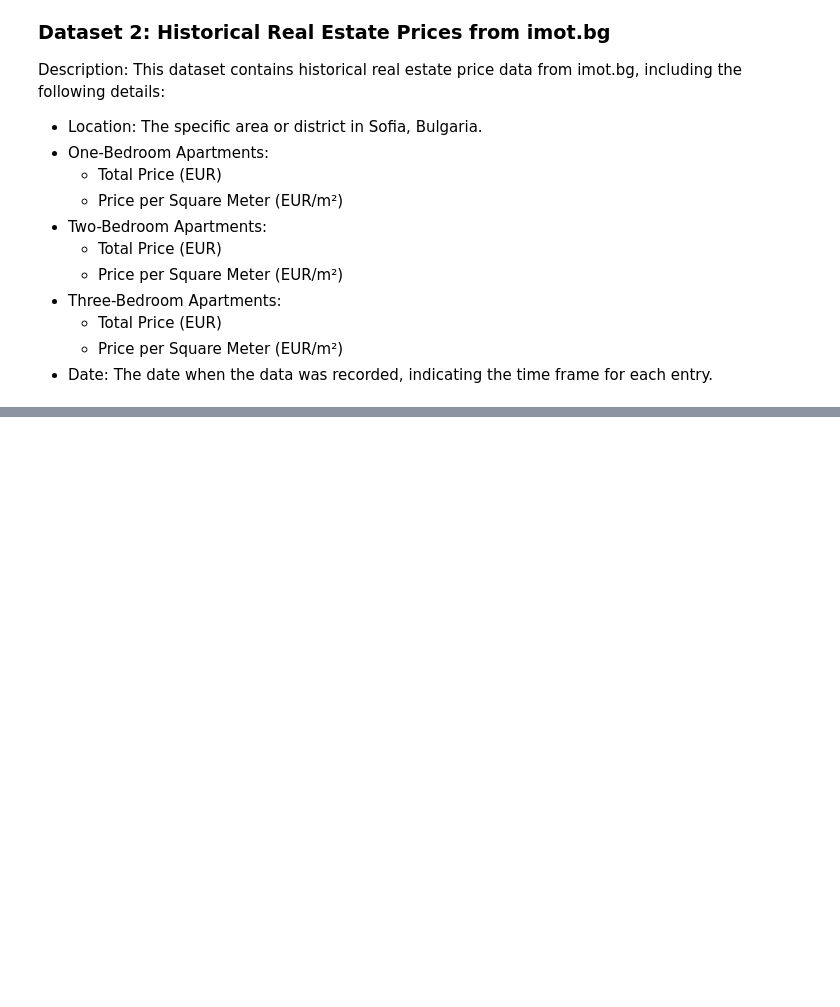
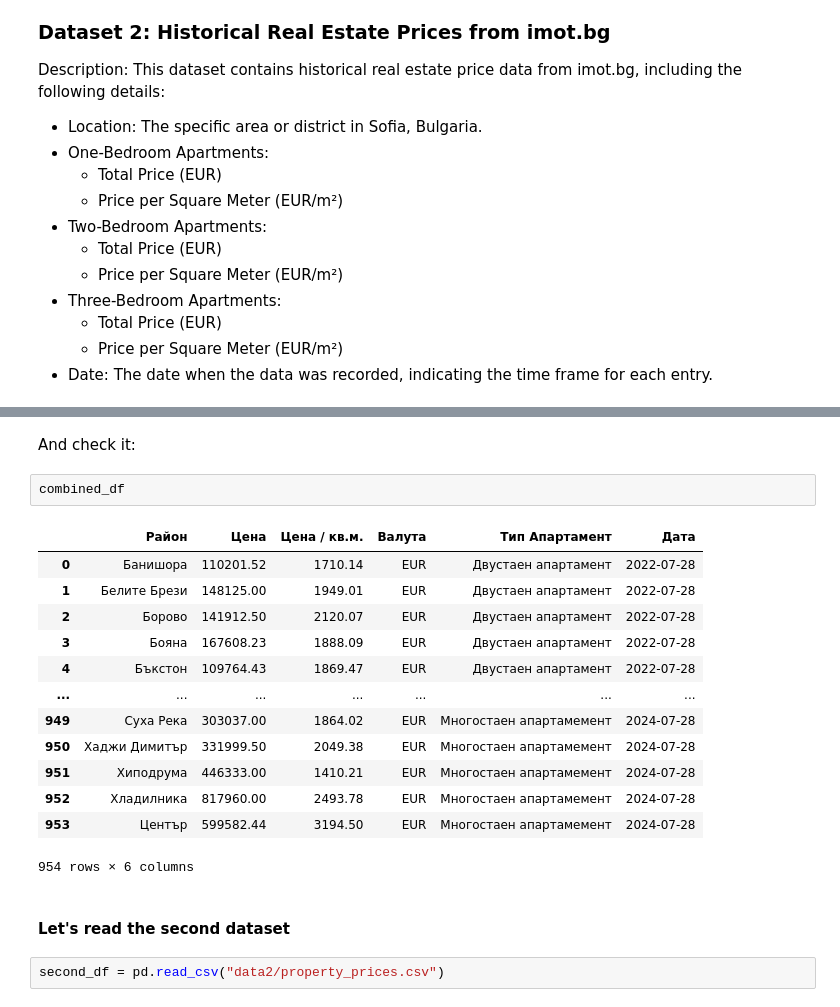
Before and after one commit to GalkaKG/Predicting-Sofia-Real-Estate-Prices, a Jupyter notebook: Predicting Sofia Real Estate Prices.ipynb, the cells around one changed output, grey strips where cells are left out. Drawn from its saved outputs; the diff is of its cells as text; blank space fills up the shorter version.

```diff
--- a/Predicting Sofia Real Estate Prices.ipynb
+++ b/Predicting Sofia Real Estate Prices.ipynb
@@ -63,0 +134,22 @@ Description: This dataset contains historical real estate price data from imot.b
+# %% [markdown]
+And check it:
+# %%
+combined_df
+# %% [output]
+|  | Район | Цена | Цена / кв.м. | Валута | Тип Апартамент | Дата |
+| 0 | Банишора | 110201.52 | 1710.14 | EUR | Двустаен апартамент | 2022-07-28 |
+| 1 | Белите Брези | 148125.00 | 1949.01 | EUR | Двустаен апартамент | 2022-07-28 |
+| 2 | Борово | 141912.50 | 2120.07 | EUR | Двустаен апартамент | 2022-07-28 |
+| 3 | Бояна | 167608.23 | 1888.09 | EUR | Двустаен апартамент | 2022-07-28 |
+| 4 | Бъкстон | 109764.43 | 1869.47 | EUR | Двустаен апартамент | 2022-07-28 |
+| ... | ... | ... | ... | ... | ... | ... |
+| 949 | Суха Река | 303037.00 | 1864.02 | EUR | Многостаен апартамемент | 2024-07-28 |
+| 950 | Хаджи Димитър | 331999.50 | 2049.38 | EUR | Многостаен апартамемент | 2024-07-28 |
+| 951 | Хиподрума | 446333.00 | 1410.21 | EUR | Многостаен апартамемент | 2024-07-28 |
+| 952 | Хладилника | 817960.00 | 2493.78 | EUR | Многостаен апартамемент | 2024-07-28 |
+| 953 | Център | 599582.44 | 3194.50 | EUR | Многостаен апартамемент | 2024-07-28 |
+954 rows × 6 columns
+# %% [markdown]
+#### Let's read the second dataset
+# %%
+second_df = pd.read_csv("data2/property_prices.csv")
```
Also changed, not shown: parts of 13 cells of this notebook.
